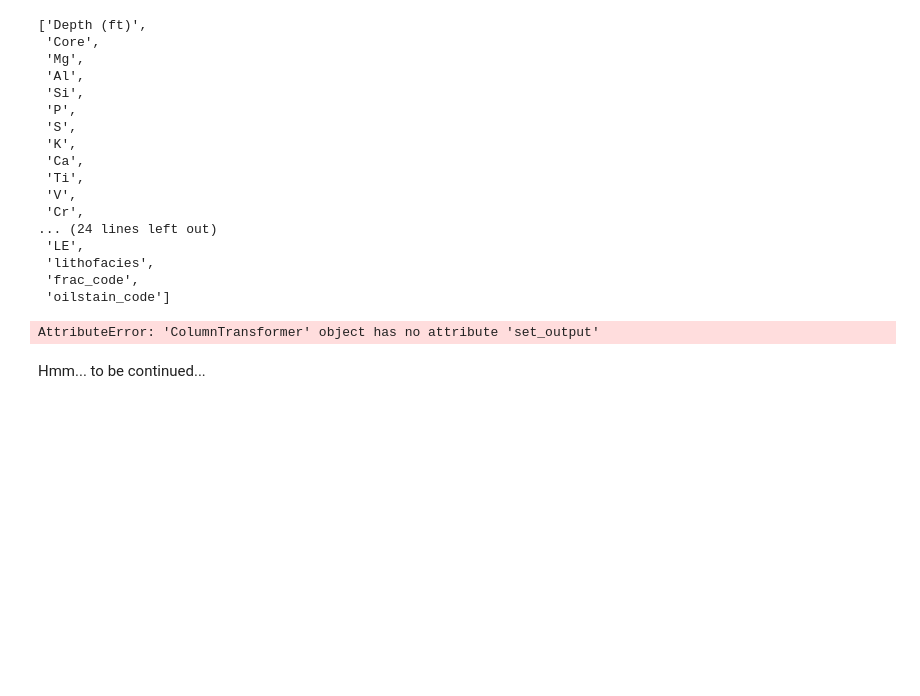
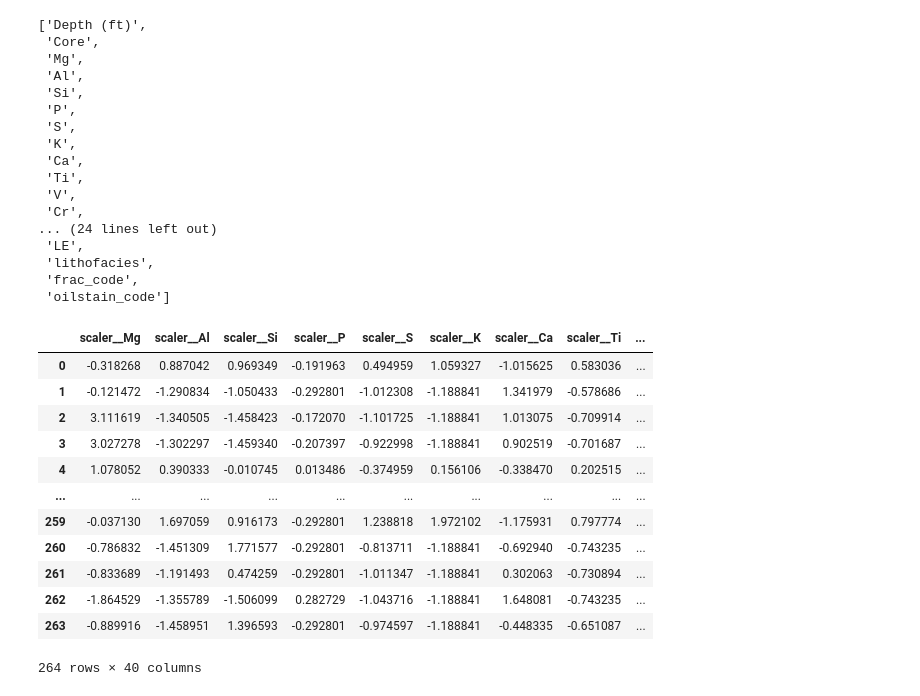
Before and after one commit to Jenica-A/Geologic_facies_classification, a Jupyter notebook: Lithofacies_Classification.ipynb, the cells around one changed output. Drawn from its saved outputs; the diff is of its cells as text; code cells hidden in the pictures; blank space fills up the shorter version.

```diff
--- a/Lithofacies_Classification.ipynb
+++ b/Lithofacies_Classification.ipynb
@@ -289,24 +291,35 @@ list(df_cleaned_frac_oilstain.columns)
  'frac_code',
  'oilstain_code']
 # %%
-
 num_cols = ['Mg',  'Al',  'Si', 'P', 'S', 'K', 'Ca', 'Ti', 'V', 'Cr', 'Mn', 'Fe', 'Co', 'Ni',
  'Cu', 'Zn', 'As', 'Se', 'Rb', 'Sr', 'Y', 'Zr', 'Nb', 'Mo', 'Ag', 'Cd', 'Sn', 'Sb', 'W', 'Hg',
  'Pb', 'Bi', 'Th', 'U', 'LE']
 
 # Setup the ColumnTransformer
 ct = ColumnTransformer(
     transformers=[('scaler', StandardScaler(), num_cols)],
-    remainder='passthrough' # Leaves all other columns completely unchanged
+    remainder='passthrough', # Leaves all other columns completely unchanged
 )
 
 # Fit and transform, then reconstruct the DataFrame safely
 # (By setting clean_output=True, scikit-learn returns a Pandas DataFrame )
 ct.set_output(transform="pandas")
+#preprocessor.set_output(transform="pandas")
+
 df_scaled = ct.fit_transform(df_cleaned_frac_oilstain)
 
 df_scaled
 # %% [output]
+|  | scaler__Mg | scaler__Al | scaler__Si | scaler__P | scaler__S | scaler__K | scaler__Ca | scaler__Ti | ... |
+| 0 | -0.318268 | 0.887042 | 0.969349 | -0.191963 | 0.494959 | 1.059327 | -1.015625 | 0.583036 | ... |
+| 1 | -0.121472 | -1.290834 | -1.050433 | -0.292801 | -1.012308 | -1.188841 | 1.341979 | -0.578686 | ... |
+| 2 | 3.111619 | -1.340505 | -1.458423 | -0.172070 | -1.101725 | -1.188841 | 1.013075 | -0.709914 | ... |
+| 3 | 3.027278 | -1.302297 | -1.459340 | -0.207397 | -0.922998 | -1.188841 | 0.902519 | -0.701687 | ... |
+| 4 | 1.078052 | 0.390333 | -0.010745 | 0.013486 | -0.374959 | 0.156106 | -0.338470 | 0.202515 | ... |
+| ... | ... | ... | ... | ... | ... | ... | ... | ... | ... |
+| 259 | -0.037130 | 1.697059 | 0.916173 | -0.292801 | 1.238818 | 1.972102 | -1.175931 | 0.797774 | ... |
+| 260 | -0.786832 | -1.451309 | 1.771577 | -0.292801 | -0.813711 | -1.188841 | -0.692940 | -0.743235 | ... |
+| 261 | -0.833689 | -1.191493 | 0.474259 | -0.292801 | -1.011347 | -1.188841 | 0.302063 | -0.730894 | ... |
+| 262 | -1.864529 | -1.355789 | -1.506099 | 0.282729 | -1.043716 | -1.188841 | 1.648081 | -0.743235 | ... |
+| 263 | -0.889916 | -1.458951 | 1.396593 | -0.292801 | -0.974597 | -1.188841 | -0.448335 | -0.651087 | ... |
-AttributeError: 'ColumnTransformer' object has no attribute 'set_output'
+264 rows × 40 columns
-# %% [markdown]
-Hmm... to be continued...
```
Also changed, not shown: parts of 2 cells of this notebook.
